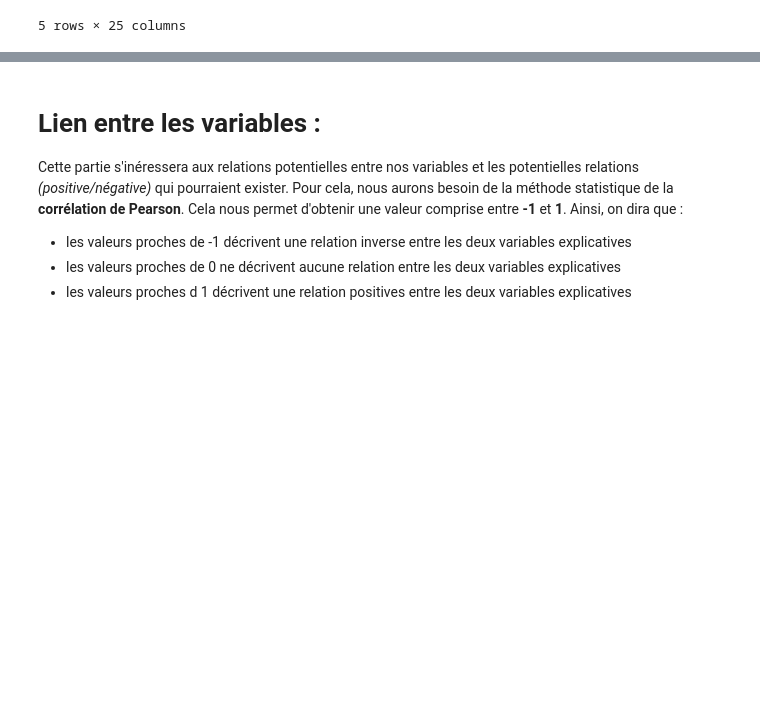
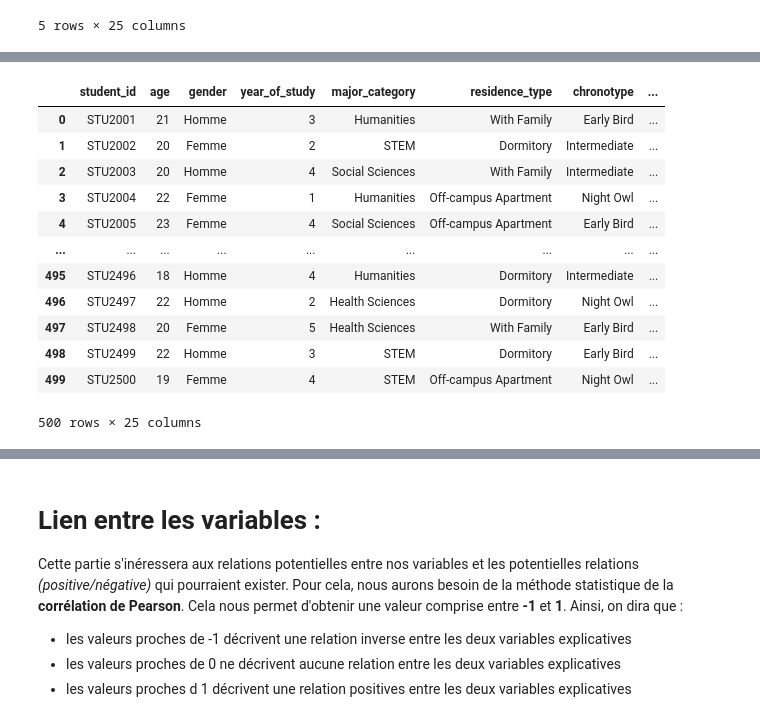
Before and after one commit to William-bguiesse/Projet_webscrapping, a Jupyter notebook: PROJET.ipynb, the cells around one changed output, grey strips where cells are left out. Saved outputs shown, nothing was run; the diff lists cells and outputs as text; code cells hidden in the pictures; blank space fills up the shorter version.

```diff
--- a/PROJET.ipynb
+++ b/PROJET.ipynb
@@ -24,0 +32,26 @@ df.head(5) # nous venons ici d'afficher les 5 premières lignes de notre datafra
+# %%
+df['gender'] = df['gender'].replace({
+    'F': 'Femme',
+    'female': 'Femme',
+    'Female': 'Femme',
+    'M': 'Homme',
+    'male': 'Homme',
+    'Male': 'Homme',
+    'Non-binary': 'Non-binaire',
+    'Prefer not to say': 'Préfère ne pas répondre'
+})
+df
+# %% [output]
+|  | student_id | age | gender | year_of_study | major_category | residence_type | chronotype | ... |
+| 0 | STU2001 | 21 | Homme | 3 | Humanities | With Family | Early Bird | ... |
+| 1 | STU2002 | 20 | Femme | 2 | STEM | Dormitory | Intermediate | ... |
+| 2 | STU2003 | 20 | Homme | 4 | Social Sciences | With Family | Intermediate | ... |
+| 3 | STU2004 | 22 | Femme | 1 | Humanities | Off-campus Apartment | Night Owl | ... |
+| 4 | STU2005 | 23 | Femme | 4 | Social Sciences | Off-campus Apartment | Early Bird | ... |
+| ... | ... | ... | ... | ... | ... | ... | ... | ... |
+| 495 | STU2496 | 18 | Homme | 4 | Humanities | Dormitory | Intermediate | ... |
+| 496 | STU2497 | 22 | Homme | 2 | Health Sciences | Dormitory | Night Owl | ... |
+| 497 | STU2498 | 20 | Femme | 5 | Health Sciences | With Family | Early Bird | ... |
+| 498 | STU2499 | 22 | Homme | 3 | STEM | Dormitory | Early Bird | ... |
+| 499 | STU2500 | 19 | Femme | 4 | STEM | Off-campus Apartment | Night Owl | ... |
+500 rows × 25 columns
```
Also changed, not shown: parts of 25 cells of this notebook.
